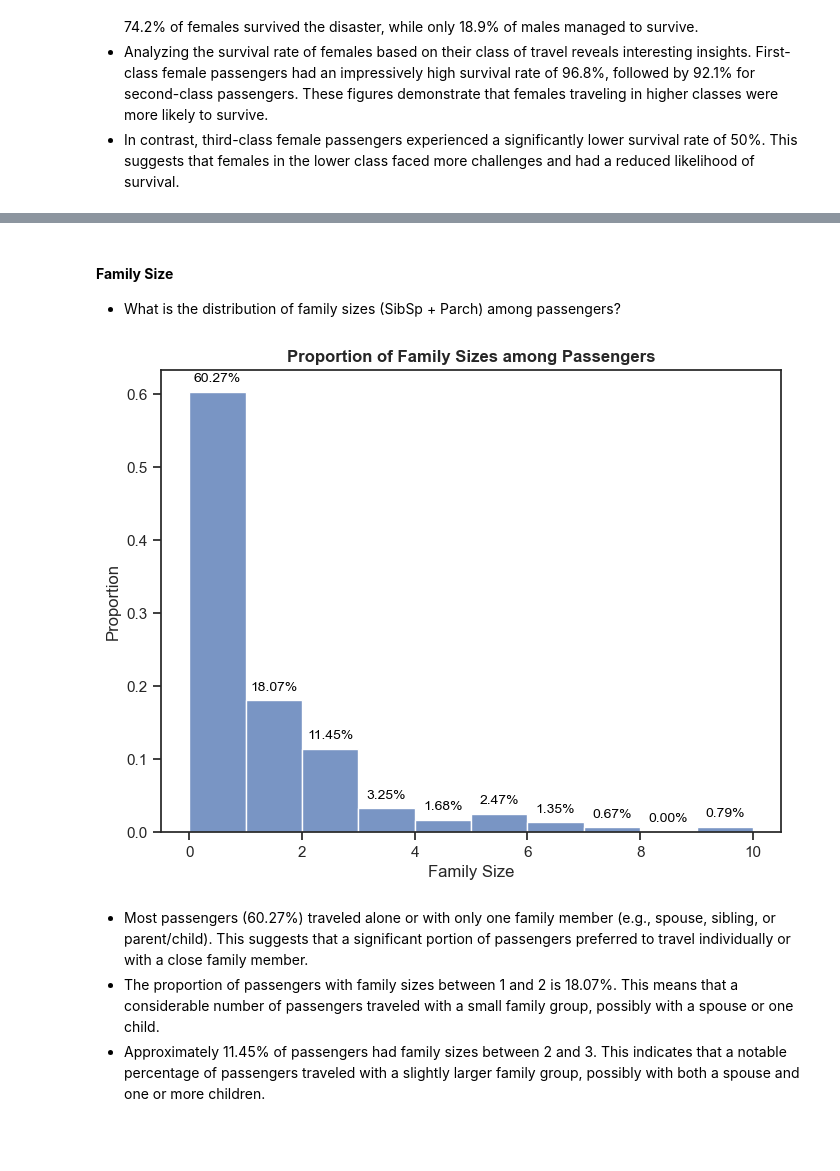
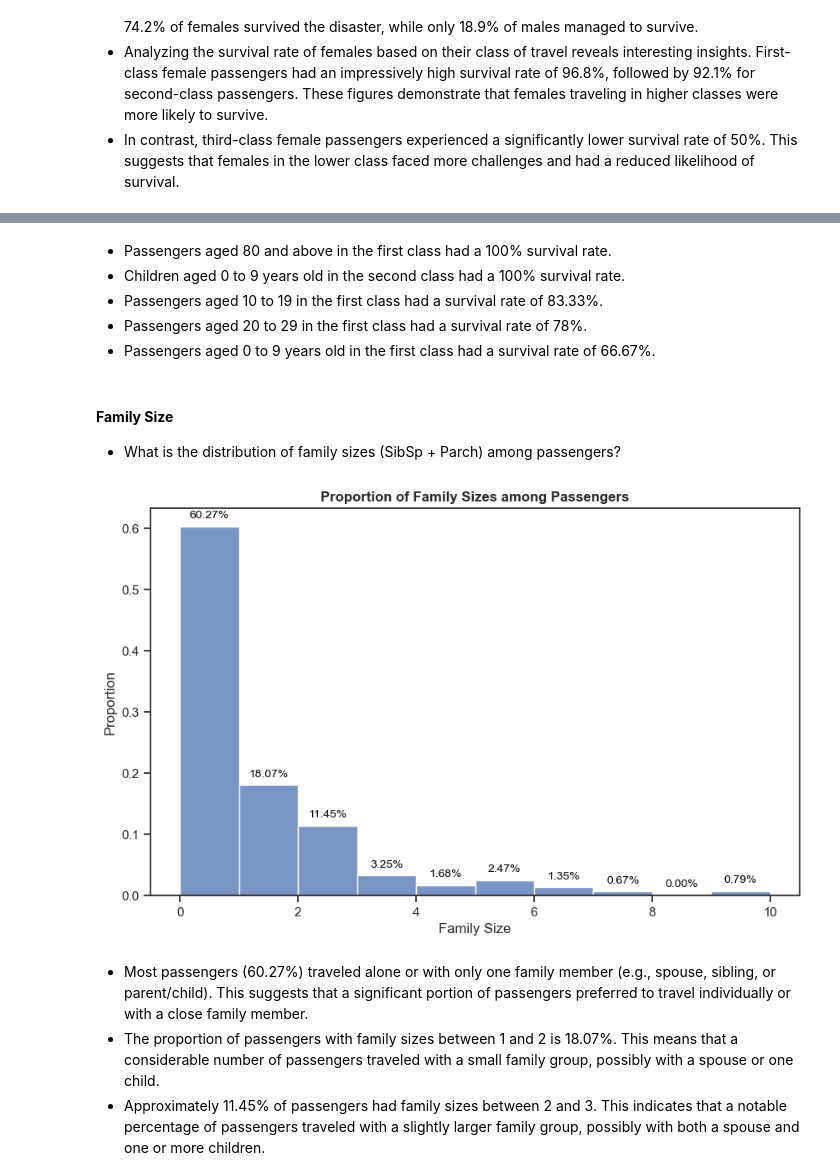
Before and after one commit to ErikaMelt/data-ship-api, a Jupyter notebook: notebooks/eda.ipynb, the cells around one changed output, grey strips where cells are left out. Drawn from its saved outputs; the diff is of its cells as text; code cells hidden in the pictures; blank space fills up the shorter version.

```diff
--- a/notebooks/eda.ipynb
+++ b/notebooks/eda.ipynb
@@ -72,4 +67,0 @@ In order to understand better the columns names and that the names are more self
-# %%
-train_df = train_df.rename(columns={'embarked': 'embarked_port'})
-port_mapping = {'s': 'southampton', 'q': 'queenstown', 'c': 'cherbourg'}
-train_df['embarked_port'] = train_df['embarked_port'].map(port_mapping)
@@ -76,3 +72,20 @@ train_df['embarked_port'] = train_df['embarked_port'].map(port_mapping)
+# %%
+train_df.rename(columns={
+    'pclass': 'passenger_class',
+    'sex': 'gender',
+    'sibsp': 'sibling_spouse_count',
+    'parch': 'parent_child_count',
+    'embarked': 'embarked_from',
+    'fare': 'ticket_fare'
+}, inplace=True)
+
+# Replace values with port names
+port_mapping = {'s': 'southampton', 'c': 'cherbourg', 'q': 'queenstown'}
+train_df['embarked_from'] = train_df['embarked_from'].map(port_mapping)
+
+# Map class names to avoid specific order
+class_mapping = {1: 'first', 2: 'second', 3: 'third'}
+train_df['passenger_class'] = train_df['passenger_class'].map(class_mapping)
 # %%
 train_df.info()
 # %% [output]
@@ -307,0 +319,17 @@ DataAnalyzer.plot_survival_by_feature(female_data, 'pclass', 'Passenger Class','
+# %%
+sns.boxplot(data=train_df, x="age", y="passenger_class", hue="survived")
+plt.xlabel('Age in years')
+plt.ylabel('Passenger Class')
+plt.title('Age Grouped by Passenger Class and Survival')
+plt.show()
+
+age_bins = [0, 10, 20, 30, 40, 50, 60, 70, 80, 100]
+age_labels = ['0-9', '10-19', '20-29', '30-39', '40-49', '50-59', '60-69', '70-79', '80+']
+train_df['age_range'] = pd.cut(train_df['age'], bins=age_bins, labels=age_labels, right=False)
+age_class_counts = train_df.groupby(['age_range', 'passenger_class']).size().reset_index(name='count')
+survived_counts = train_df.groupby(['age_range', 'passenger_class', 'survived']).size().reset_index(name='survived_count')
+age_class_survival_counts = age_class_counts.merge(survived_counts, on=['age_range', 'passenger_class'], how='left')
+age_class_survival_counts['survival_rate'] = age_class_survival_counts['survived_count'] / age_class_survival_counts['count']
+age_class_survival_counts.sort_values(by='survival_rate', ascending=False, inplace=True)
+survived_passengers = age_class_survival_counts.loc[age_class_survival_counts['survived'] == 1]
+survived_passengers.head(10)
@@ -308,25 +349,29 @@ DataAnalyzer.plot_survival_by_feature(female_data, 'pclass', 'Passenger Class','
+# %% [markdown]
+- Passengers aged 80 and above in the first class had a 100% survival rate.
+- Children aged 0 to 9 years old in the second class had a 100% survival rate.
+- Passengers aged 10 to 19 in the first class had a survival rate of 83.33%.
+- Passengers aged 20 to 29 in the first class had a survival rate of 78%.
+- Passengers aged 0 to 9 years old in the first class had a survival rate of 66.67%.
 # %% [markdown]
 #### **Family Size**
    - What is the distribution of family sizes (SibSp + Parch) among passengers?
 # %%
-train_df['family_size'] = train_df['sibsp'] + train_df['parch']
-
-plt.figure(figsize=(8, 6))
+train_df['family_size'] = train_df['sibling_spouse_count'] + train_df['parent_child_count']
 ax = sns.histplot(train_df['family_size'], bins=range(0, max(train_df['family_size']) + 1),
                  kde=False, color='#4C72B0', stat='probability')
 plt.xlabel('Family Size')
 plt.ylabel('Proportion')
 plt.title('Proportion of Family Sizes among Passengers')
 
 for p in ax.patches:
     proportion = p.get_height()
     ax.annotate(f'{proportion:.2%}', (p.get_x() + p.get_width() / 2., proportion),
                 ha='center', va='bottom', fontsize=10, color='black', xytext=(0, 5),
                 textcoords='offset points')
 
 plt.show()
 # %% [output]
-[figure, old version]
+[figure, new version]
 # %% [markdown]
 - Most passengers (60.27%) traveled alone or with only one family member (e.g., spouse, sibling, or parent/child). This suggests that a significant portion of passengers preferred to travel individually or with a close family member.
 - The proportion of passengers with family sizes between 1 and 2 is 18.07%. This means that a considerable number of passengers traveled with a small family group, possibly with a spouse or one child.
```
Also changed, not shown: parts of 36 cells of this notebook.
